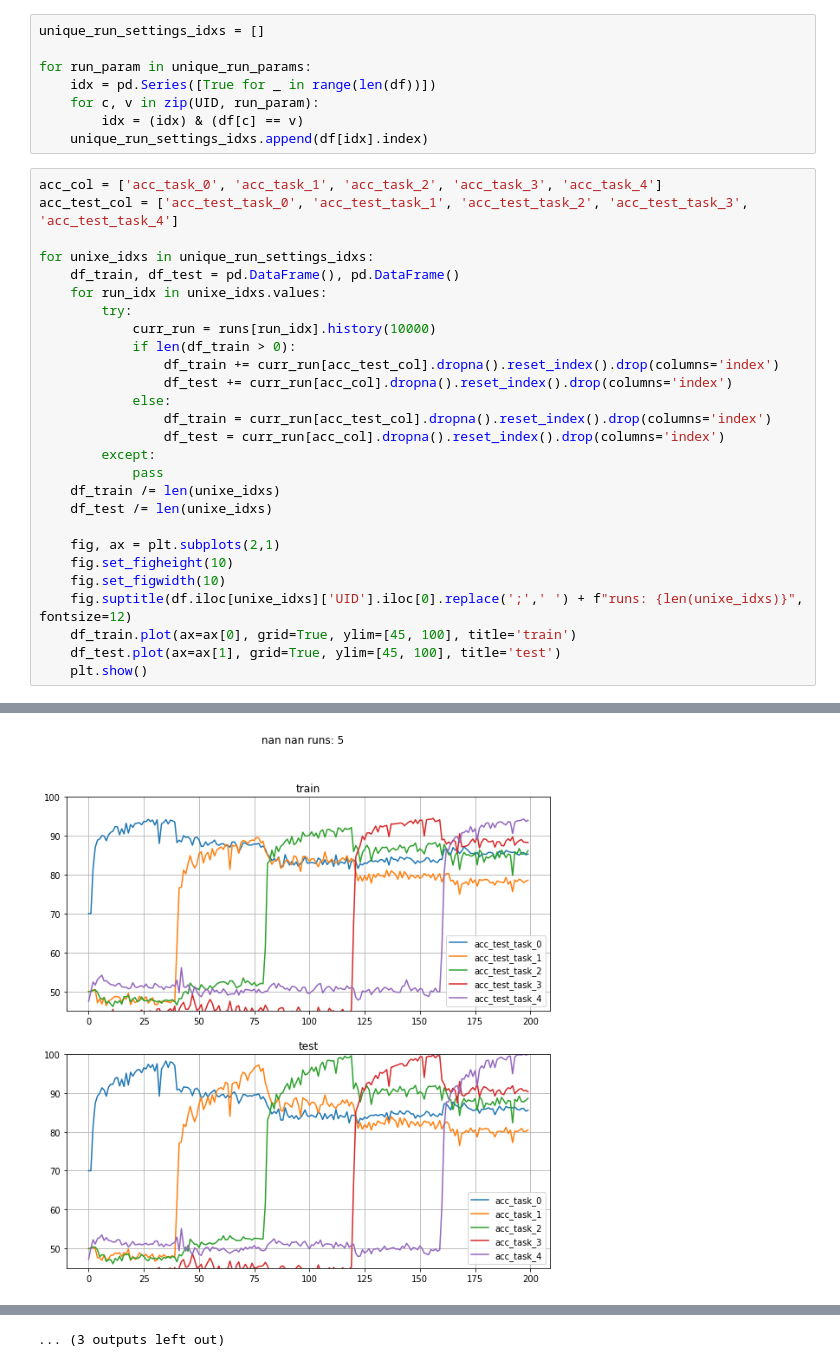
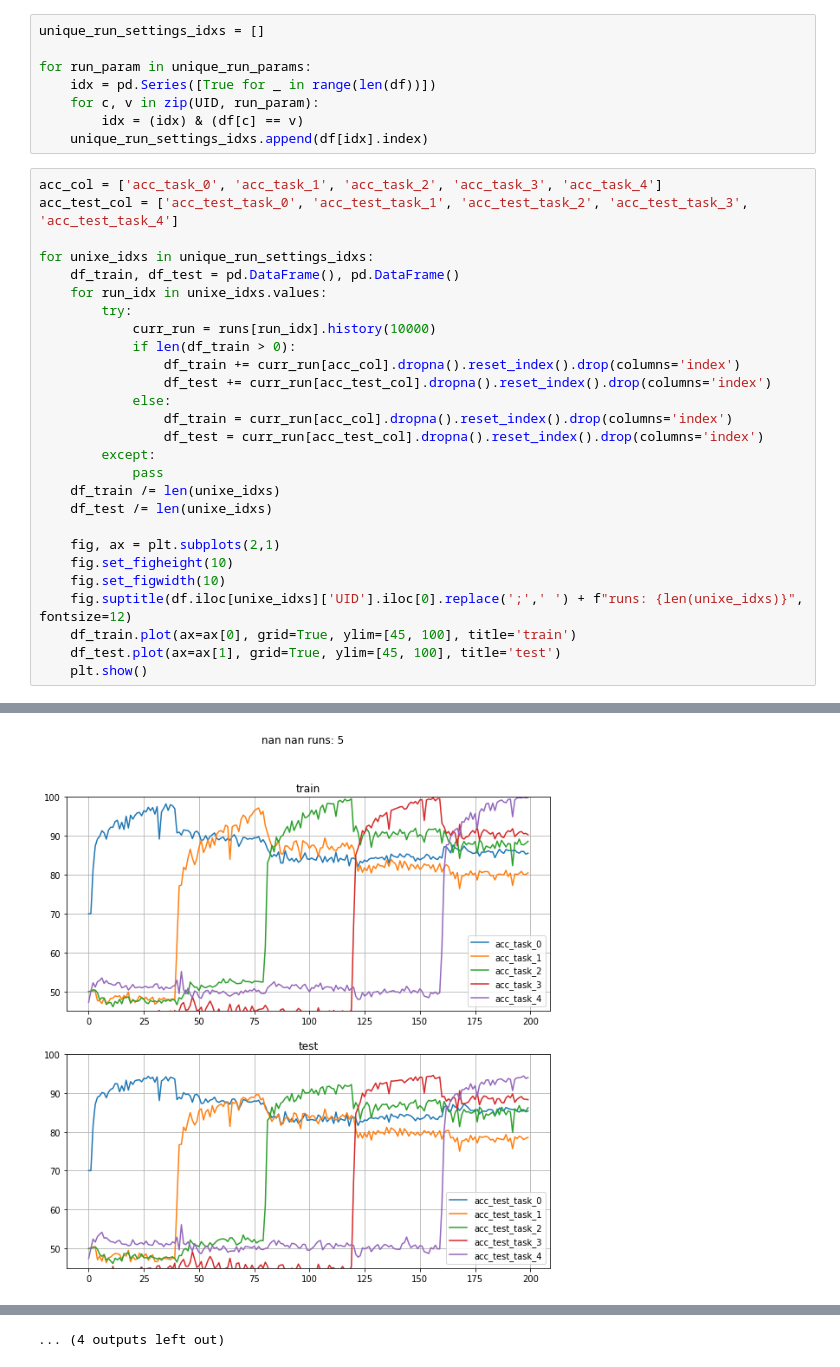
Before and after one commit to jsobolew/mgr, a Jupyter notebook: myCode/Results visualization/Results_Visualization_datasets.ipynb, the cells around one changed output, grey strips where cells are left out. Cells and saved outputs as stored; diff of their text form.

Commit message:
fixed train test vizualization bug

```diff
--- a/myCode/Results visualization/Results_Visualization_datasets.ipynb
+++ b/myCode/Results visualization/Results_Visualization_datasets.ipynb
@@ -79,11 +79,11 @@ for unixe_idxs in unique_run_settings_idxs:
         try:
             curr_run = runs[run_idx].history(10000)
             if len(df_train > 0):
-                df_train += curr_run[acc_test_col].dropna().reset_index().drop(columns='index')
-                df_test += curr_run[acc_col].dropna().reset_index().drop(columns='index')
+                df_train += curr_run[acc_col].dropna().reset_index().drop(columns='index')
+                df_test += curr_run[acc_test_col].dropna().reset_index().drop(columns='index')
             else:
-                df_train = curr_run[acc_test_col].dropna().reset_index().drop(columns='index')
-                df_test = curr_run[acc_col].dropna().reset_index().drop(columns='index')
+                df_train = curr_run[acc_col].dropna().reset_index().drop(columns='index')
+                df_test = curr_run[acc_test_col].dropna().reset_index().drop(columns='index')
         except:
             pass
     df_train /= len(unixe_idxs)
@@ -104 +105 @@ for unixe_idxs in unique_run_settings_idxs:
-[figure, old version]
+[figure, new version]
@@ -112 +112 @@ for unixe_idxs in unique_run_settings_idxs:
-... (3 outputs left out)
+... (4 outputs left out)
```
Also changed, not shown: parts of 1 cell of this notebook.
